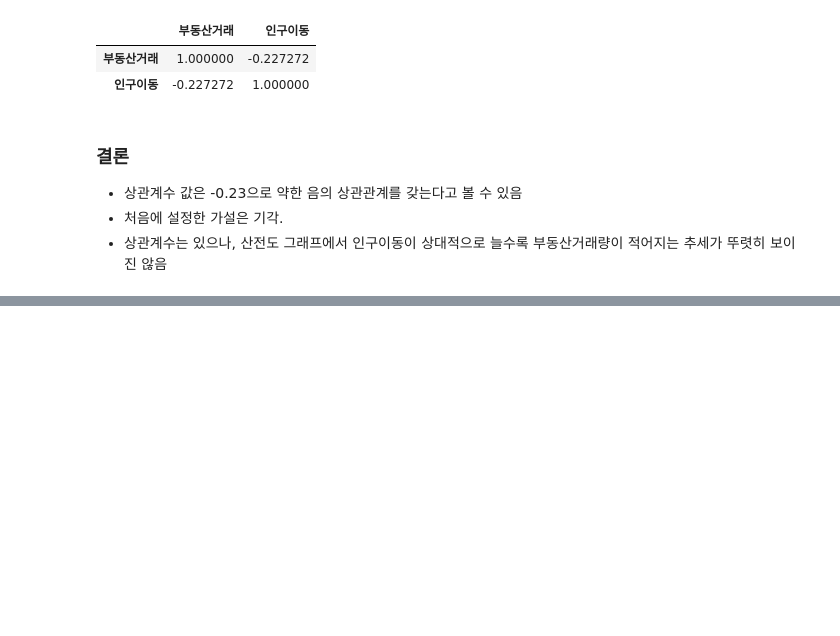
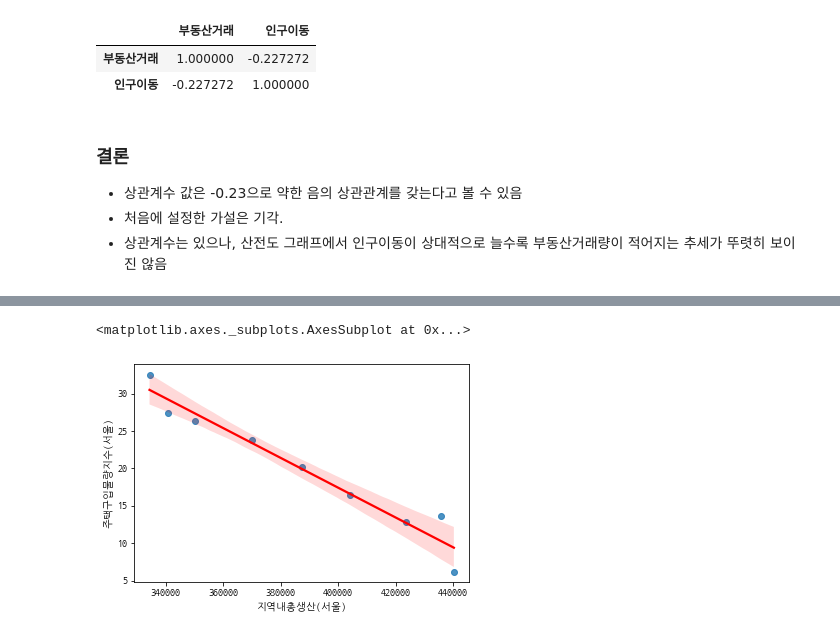
Before and after one commit to heewon330/TIL3, a Jupyter notebook: 시각화2.ipynb, the cells around one changed output, grey strips where cells are left out. Drawn from its saved outputs; the diff is of its cells as text; code cells hidden in the pictures; blank space fills up the shorter version.

```diff
--- a/시각화2.ipynb
+++ b/시각화2.ipynb
@@ -749,0 +855,5 @@ final_population[['부동산거래', '인구이동']].corr()
+# %%
+sns.regplot(data=final2, x='지역내총생산(서울)', y='주택구입물량지수(서울)',line_kws={'color':'red'})
+# %% [output]
+<matplotlib.axes._subplots.AxesSubplot at 0x...>
+[figure, added]
```
Also changed, not shown: parts of 18 cells of this notebook.
